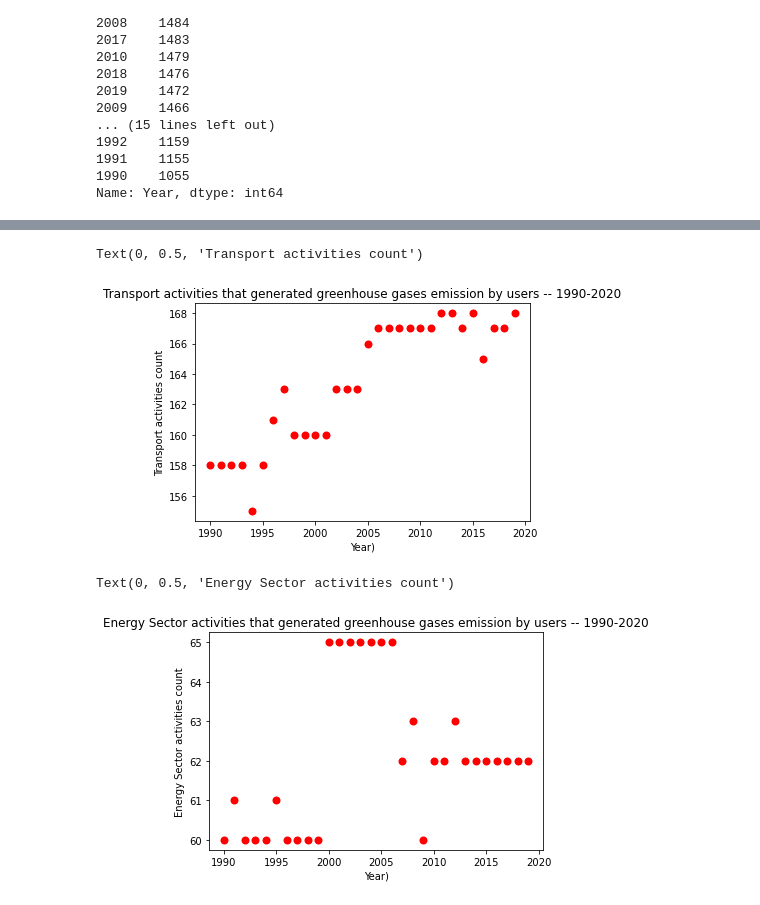
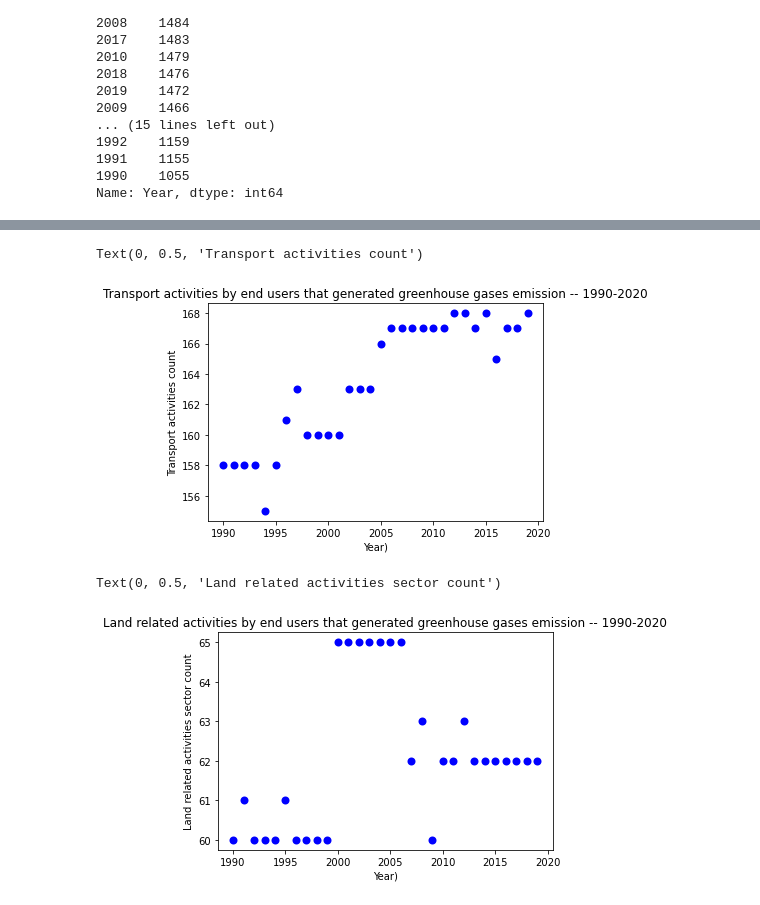
Before and after one commit to fbrowther/Global-Warming-UK-Greenhouse-Gas-Emissions, a Jupyter notebook: Project-1-FBRowther.ipynb, the cells around one changed output, grey strips where cells are left out. Saved outputs shown, nothing was run; the diff lists cells and outputs as text; code cells hidden in the pictures.

Commit message:
I have put together the complete presentation for the group. only need adding texts for intro and conclusions

```diff
--- a/Project-1-FBRowther.ipynb
+++ b/Project-1-FBRowther.ipynb
@@ -838,20 +834,20 @@ Text(0, 0.5, 'Business activities count')
 # %%
 x_axis = transport_year_user_count.index
 y_axis = transport_year_user_count.values
-plt.title("Transport activities that generated greenhouse gases emission by users -- 1990-2020")
-plt.scatter(x_axis, y_axis,linewidth=2, marker="o", color="red")
+plt.title("Transport activities by end users that generated greenhouse gases emission -- 1990-2020")
+plt.scatter(x_axis, y_axis,linewidth=2, marker="o", color="blue")
 plt.xlabel("Year)")
 plt.ylabel("Transport activities count")
 # %% [output]
 Text(0, 0.5, 'Transport activities count')
-[figure, old version]
+[figure, new version]
 # %%
 x_axis = Land_year_user_count.index
 y_axis = Land_year_user_count.values
-plt.title("Energy Sector activities that generated greenhouse gases emission by users -- 1990-2020")
-plt.scatter(x_axis, y_axis,linewidth=2, marker="o", color="red")
+plt.title("Land related activities by end users that generated greenhouse gases emission -- 1990-2020")
+plt.scatter(x_axis, y_axis,linewidth=2, marker="o", color="blue")
 plt.xlabel("Year)")
-plt.ylabel("Energy Sector activities count")
+plt.ylabel("Land related activities sector count")
 # %% [output]
-Text(0, 0.5, 'Energy Sector activities count')
+Text(0, 0.5, 'Land related activities sector count')
-[figure, old version]
+[figure, new version]
```
Also changed, not shown: parts of 10 cells of this notebook, 26 other files.
